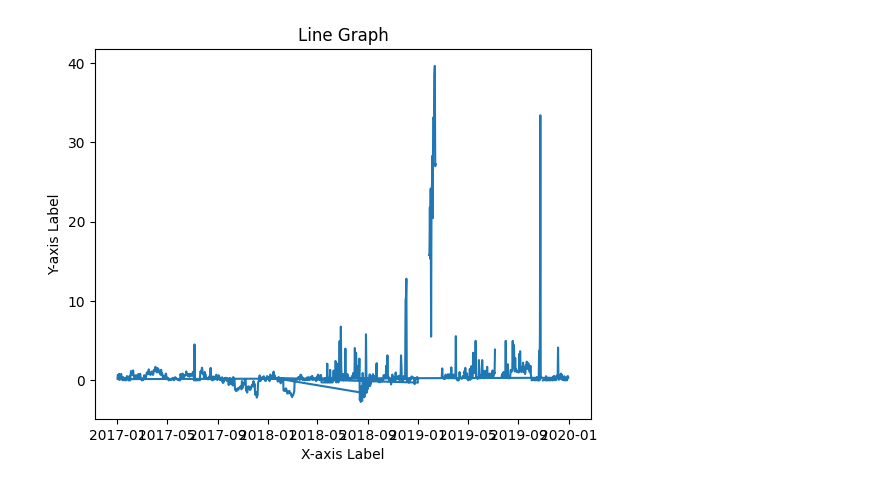
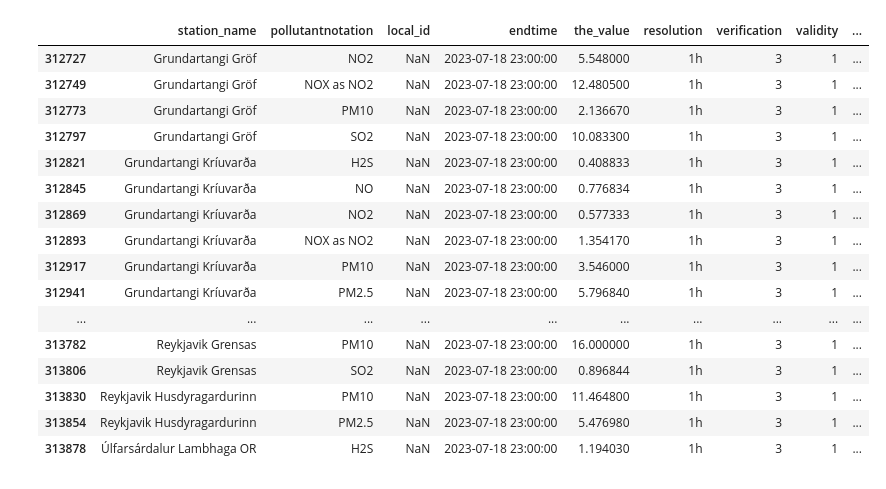
Before and after one commit to stuhow/air_quality_project, a Jupyter notebook: prototyping.ipynb, the cells around one changed output. Cells and saved outputs as stored; diff of their text form; code cells hidden in the pictures.

```diff
--- a/prototyping.ipynb
+++ b/prototyping.ipynb
@@ -175,0 +10,2 @@ memory usage: 300.4+ MB
+# %%
+df = df.drop_duplicates()
@@ -177,8 +15,8 @@ memory usage: 300.4+ MB
 # create new date and time columns
 # %%
 # Convert column to datetime type
-df['datetime'] = pd.to_datetime(df['endtime'])
+df['endtime'] = pd.to_datetime(df['endtime'])
 
 # Create new columns for date and time
-df['date'] = df['datetime'].dt.date
-df['hour'] = df['datetime'].dt.time
+df['date'] = df['endtime'].dt.date
+df['hour'] = df['endtime'].dt.time
@@ -251,13 +23,22 @@ dtype: int64
-# %%
-# Create line graph
-plt.plot(pcc_df['date'], pcc_df['the_value'])
-
-# Customize the graph
-plt.xlabel('X-axis Label')
-plt.ylabel('Y-axis Label')
-plt.title('Line Graph')
-
-# Display the graph
-plt.show()
-# %% [output]
-[figure, removed]
+# %%
+df = df.sort_values(by=['date', 'hour'])
+# %%
+df.tail(50)
+# %% [output]
+|  | station_name | pollutantnotation | local_id | endtime | the_value | resolution | verification | validity | ... |
+| 312727 | Grundartangi Gröf | NO2 | NaN | 2023-07-18 23:00:00 | 5.548000 | 1h | 3 | 1 | ... |
+| 312749 | Grundartangi Gröf | NOX as NO2 | NaN | 2023-07-18 23:00:00 | 12.480500 | 1h | 3 | 1 | ... |
+| 312773 | Grundartangi Gröf | PM10 | NaN | 2023-07-18 23:00:00 | 2.136670 | 1h | 3 | 1 | ... |
+| 312797 | Grundartangi Gröf | SO2 | NaN | 2023-07-18 23:00:00 | 10.083300 | 1h | 3 | 1 | ... |
+| 312821 | Grundartangi Kríuvarða | H2S | NaN | 2023-07-18 23:00:00 | 0.408833 | 1h | 3 | 1 | ... |
+| 312845 | Grundartangi Kríuvarða | NO | NaN | 2023-07-18 23:00:00 | 0.776834 | 1h | 3 | 1 | ... |
+| 312869 | Grundartangi Kríuvarða | NO2 | NaN | 2023-07-18 23:00:00 | 0.577333 | 1h | 3 | 1 | ... |
+| 312893 | Grundartangi Kríuvarða | NOX as NO2 | NaN | 2023-07-18 23:00:00 | 1.354170 | 1h | 3 | 1 | ... |
+| 312917 | Grundartangi Kríuvarða | PM10 | NaN | 2023-07-18 23:00:00 | 3.546000 | 1h | 3 | 1 | ... |
+| 312941 | Grundartangi Kríuvarða | PM2.5 | NaN | 2023-07-18 23:00:00 | 5.796840 | 1h | 3 | 1 | ... |
+| ... | ... | ... | ... | ... | ... | ... | ... | ... | ... |
+| 313782 | Reykjavik Grensas | PM10 | NaN | 2023-07-18 23:00:00 | 16.000000 | 1h | 3 | 1 | ... |
+| 313806 | Reykjavik Grensas | SO2 | NaN | 2023-07-18 23:00:00 | 0.896844 | 1h | 3 | 1 | ... |
+| 313830 | Reykjavik Husdyragardurinn | PM10 | NaN | 2023-07-18 23:00:00 | 11.464800 | 1h | 3 | 1 | ... |
+| 313854 | Reykjavik Husdyragardurinn | PM2.5 | NaN | 2023-07-18 23:00:00 | 5.476980 | 1h | 3 | 1 | ... |
+| 313878 | Úlfarsárdalur Lambhaga OR | H2S | NaN | 2023-07-18 23:00:00 | 1.194030 | 1h | 3 | 1 | ... |
```
Also changed, not shown: parts of 22 cells of this notebook, 1 other file.
